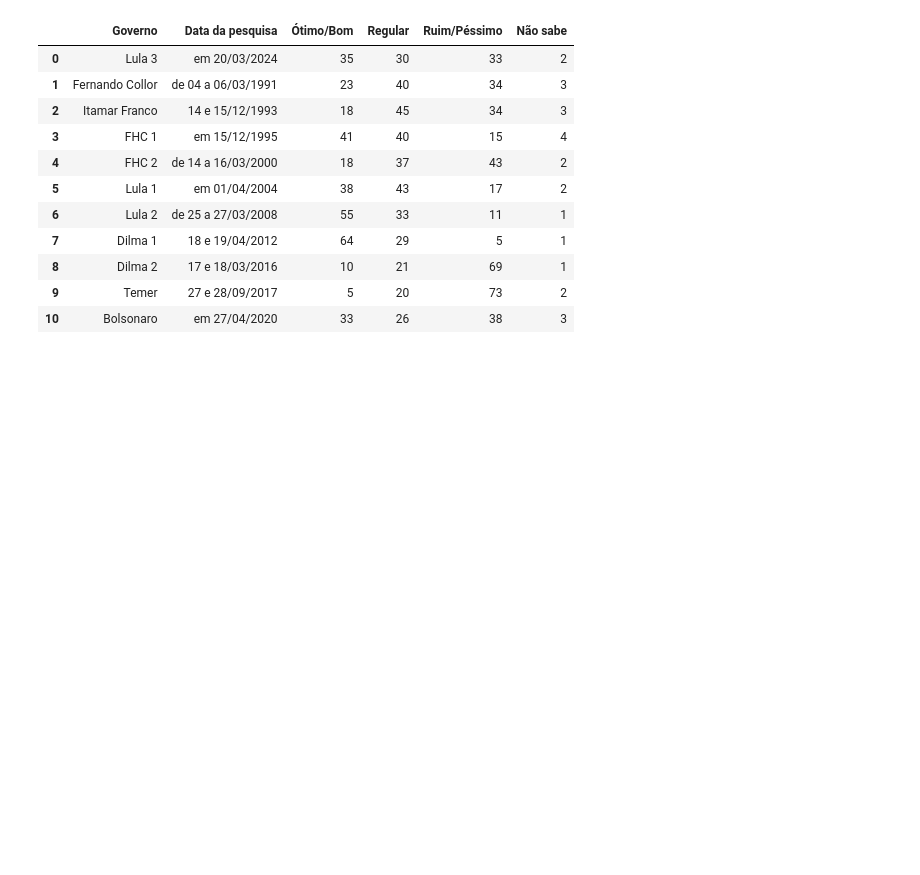
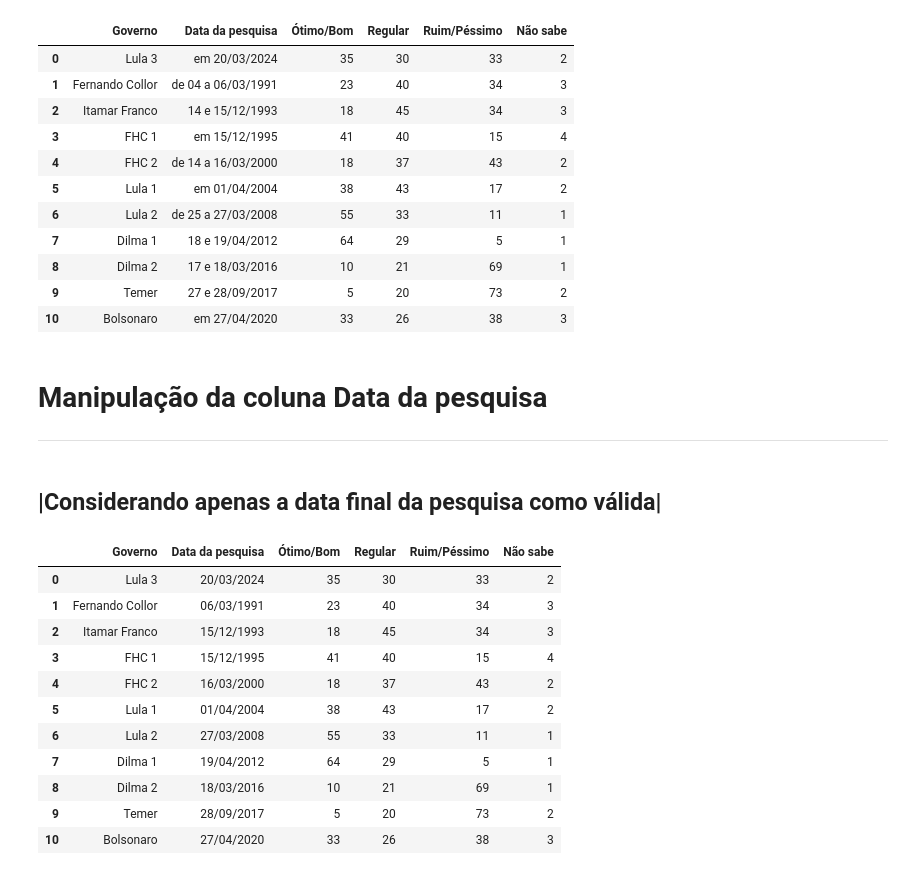
Before and after one commit to LucasMLago/Avalia-Governos, a Jupyter notebook: analysis/visualization.ipynb, the cells around one changed output. Drawn from its saved outputs; the diff is of its cells as text; code cells hidden in the pictures; blank space fills up the shorter version.

```diff
--- a/analysis/visualization.ipynb
+++ b/analysis/visualization.ipynb
@@ -24,3 +19,9 @@ df
 | 8 | Dilma 2 | 17 e 18/03/2016 | 10 | 21 | 69 | 1 |
 | 9 | Temer | 27 e 28/09/2017 | 5 | 20 | 73 | 2 |
 | 10 | Bolsonaro | em 27/04/2020 | 33 | 26 | 38 | 3 |
+# %% [markdown]
+# Manipulação da coluna Data da pesquisa
+---
+# %% [markdown]
+|Considerando apenas a data final da pesquisa como válida|
+----------------------------------------------------------
@@ -26,0 +41,15 @@ df
+# %%
+df
+# %% [output]
+|  | Governo | Data da pesquisa | Ótimo/Bom | Regular | Ruim/Péssimo | Não sabe |
+| 0 | Lula 3 | 20/03/2024 | 35 | 30 | 33 | 2 |
+| 1 | Fernando Collor | 06/03/1991 | 23 | 40 | 34 | 3 |
+| 2 | Itamar Franco | 15/12/1993 | 18 | 45 | 34 | 3 |
+| 3 | FHC 1 | 15/12/1995 | 41 | 40 | 15 | 4 |
+| 4 | FHC 2 | 16/03/2000 | 18 | 37 | 43 | 2 |
+| 5 | Lula 1 | 01/04/2004 | 38 | 43 | 17 | 2 |
+| 6 | Lula 2 | 27/03/2008 | 55 | 33 | 11 | 1 |
+| 7 | Dilma 1 | 19/04/2012 | 64 | 29 | 5 | 1 |
+| 8 | Dilma 2 | 18/03/2016 | 10 | 21 | 69 | 1 |
+| 9 | Temer | 28/09/2017 | 5 | 20 | 73 | 2 |
+| 10 | Bolsonaro | 27/04/2020 | 33 | 26 | 38 | 3 |
```
Also changed, not shown: parts of 12 cells of this notebook.
